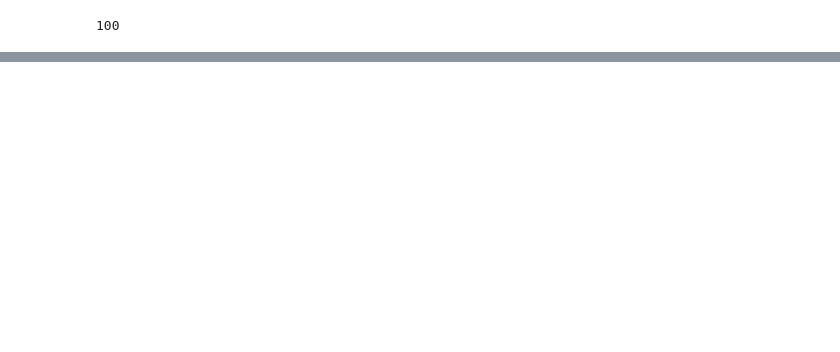
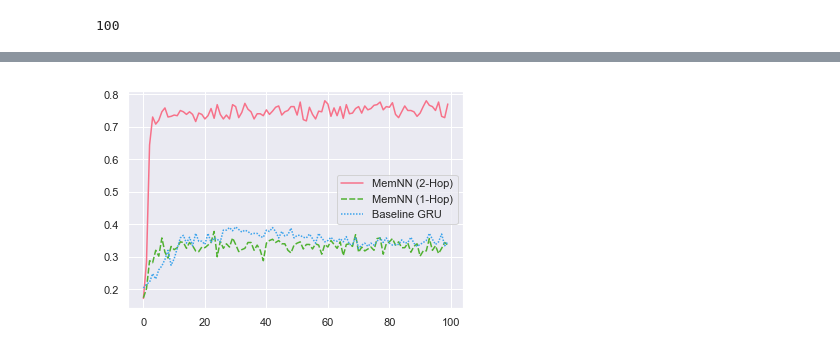
Before and after one commit to anatu/cs221_QA_AI, a Jupyter notebook: Results/Plots.ipynb, the cells around one changed output, grey strips where cells are left out. Cells and saved outputs as stored; diff of their text form; code cells hidden in the pictures; blank space fills up the shorter version.

```diff
--- a/Results/Plots.ipynb
+++ b/Results/Plots.ipynb
@@ -44,0 +32,11 @@ TypeError: 'function' object is not subscriptable
+# %%
+palette = sns.color_palette("husl", 3)
+acc_df = pd.DataFrame()
+acc_df["MemNN (2-Hop)"] = mem2_hist["val_acc"]
+acc_df["MemNN (1-Hop)"] = mem1_hist["val_acc"]
+acc_df["Baseline GRU"] = baseline_hist["val_acc"]
+accplot = sns.lineplot(data = acc_df, markers = False, palette = palette)
+accfig = accplot.get_figure()
+accfig.savefig("val_acc.png")
+# %% [output]
+[figure, added]
```
Also changed, not shown: parts of 5 cells of this notebook, 3 other files.
